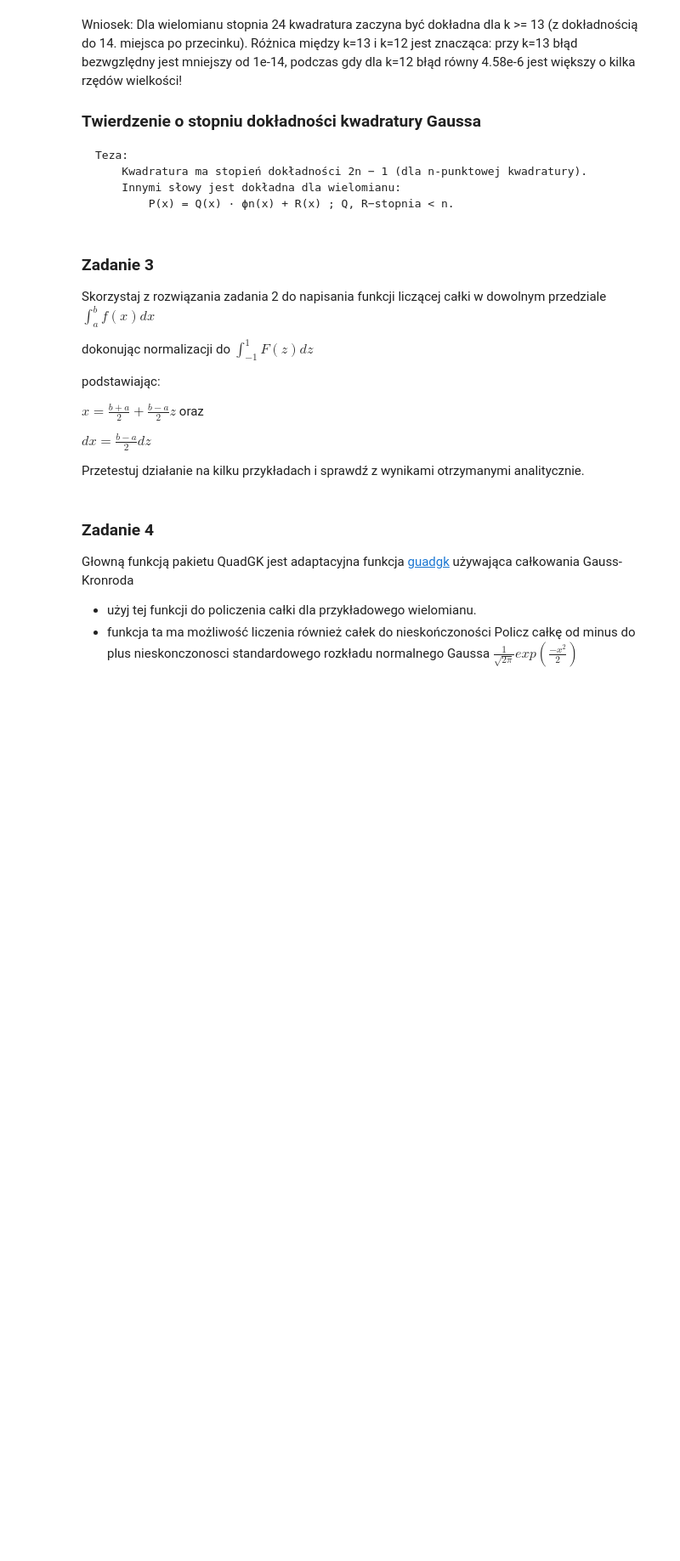
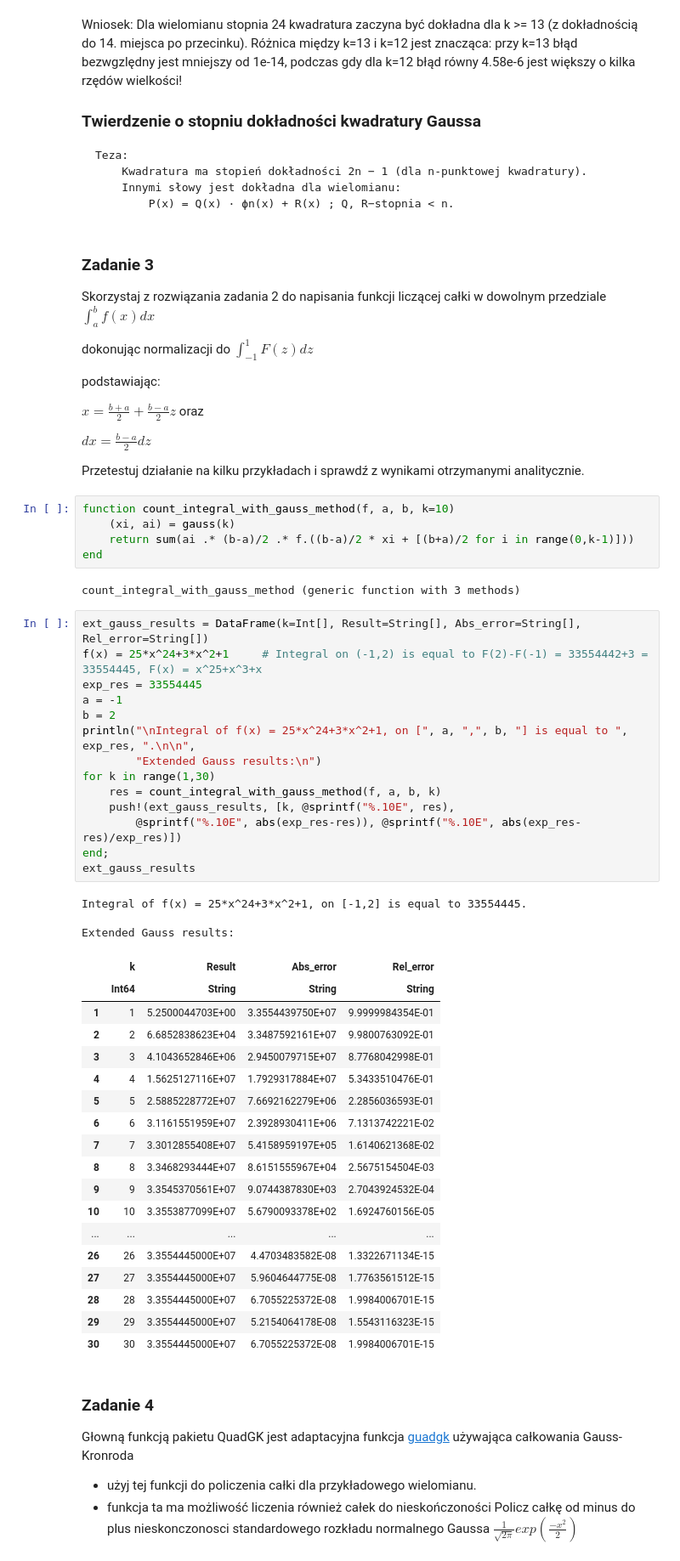
Before and after one commit to ljaneczk/MOwNiT2, a Jupyter notebook: lab8/Lab8_kwadratury.ipynb, the cells around one changed output. Shown at 85% size. Cells and saved outputs as stored; diff of their text form; blank space fills up the shorter version.

```diff
--- a/lab8/Lab8_kwadratury.ipynb
+++ b/lab8/Lab8_kwadratury.ipynb
@@ -144,6 +151,49 @@ $x=\frac{b+a}{2}+ \frac{b-a}{2} z $ oraz
 $dx =\frac{b-a}{2} dz $
 
 Przetestuj działanie na kilku przykładach i sprawdź z wynikami otrzymanymi analitycznie.
+# %%
+function count_integral_with_gauss_method(f, a, b, k=10)
+    (xi, ai) = gauss(k)
+    return sum(ai .* (b-a)/2 .* f.((b-a)/2 * xi + [(b+a)/2 for i in range(0,k-1)]))
+end
+# %% [output]
+count_integral_with_gauss_method (generic function with 3 methods)
+# %%
+ext_gauss_results = DataFrame(k=Int[], Result=String[], Abs_error=String[], Rel_error=String[])
+f(x) = 25*x^24+3*x^2+1     # Integral on (-1,2) is equal to F(2)-F(-1) = 33554442+3 = 33554445, F(x) = x^25+x^3+x
+exp_res = 33554445
+a = -1
+b = 2
+println("\nIntegral of f(x) = 25*x^24+3*x^2+1, on [", a, ",", b, "] is equal to ", exp_res, ".\n\n",
+        "Extended Gauss results:\n")
+for k in range(1,30)
+    res = count_integral_with_gauss_method(f, a, b, k)
+    push!(ext_gauss_results, [k, @sprintf("%.10E", res),
+        @sprintf("%.10E", abs(exp_res-res)), @sprintf("%.10E", abs(exp_res-res)/exp_res)])
+end;
+ext_gauss_results
+# %% [output]
+Integral of f(x) = 25*x^24+3*x^2+1, on [-1,2] is equal to 33554445.
+
+Extended Gauss results:
+|  | k | Result | Abs_error | Rel_error |
+|  | Int64 | String | String | String |
+| 1 | 1 | 5.2500044703E+00 | 3.3554439750E+07 | 9.9999984354E-01 |
+| 2 | 2 | 6.6852838623E+04 | 3.3487592161E+07 | 9.9800763092E-01 |
+| 3 | 3 | 4.1043652846E+06 | 2.9450079715E+07 | 8.7768042998E-01 |
+| 4 | 4 | 1.5625127116E+07 | 1.7929317884E+07 | 5.3433510476E-01 |
+| 5 | 5 | 2.5885228772E+07 | 7.6692162279E+06 | 2.2856036593E-01 |
+| 6 | 6 | 3.1161551959E+07 | 2.3928930411E+06 | 7.1313742221E-02 |
+| 7 | 7 | 3.3012855408E+07 | 5.4158959197E+05 | 1.6140621368E-02 |
+| 8 | 8 | 3.3468293444E+07 | 8.6151555967E+04 | 2.5675154504E-03 |
+| 9 | 9 | 3.3545370561E+07 | 9.0744387830E+03 | 2.7043924532E-04 |
+| 10 | 10 | 3.3553877099E+07 | 5.6790093378E+02 | 1.6924760156E-05 |
+| ... | ... | ... | ... | ... |
+| 26 | 26 | 3.3554445000E+07 | 4.4703483582E-08 | 1.3322671134E-15 |
+| 27 | 27 | 3.3554445000E+07 | 5.9604644775E-08 | 1.7763561512E-15 |
+| 28 | 28 | 3.3554445000E+07 | 6.7055225372E-08 | 1.9984006701E-15 |
+| 29 | 29 | 3.3554445000E+07 | 5.2154064178E-08 | 1.5543116323E-15 |
+| 30 | 30 | 3.3554445000E+07 | 6.7055225372E-08 | 1.9984006701E-15 |
 # %% [markdown]
 ### Zadanie 4
 Głowną funkcją pakietu QuadGK jest adaptacyjna funkcja <a href="https://juliamath.github.io/QuadGK.jl/stable/#QuadGK.quadgk"> guadgk</a> używająca całkowania  Gauss-Kronroda
```
Also changed, not shown: parts of 2 cells of this notebook.
